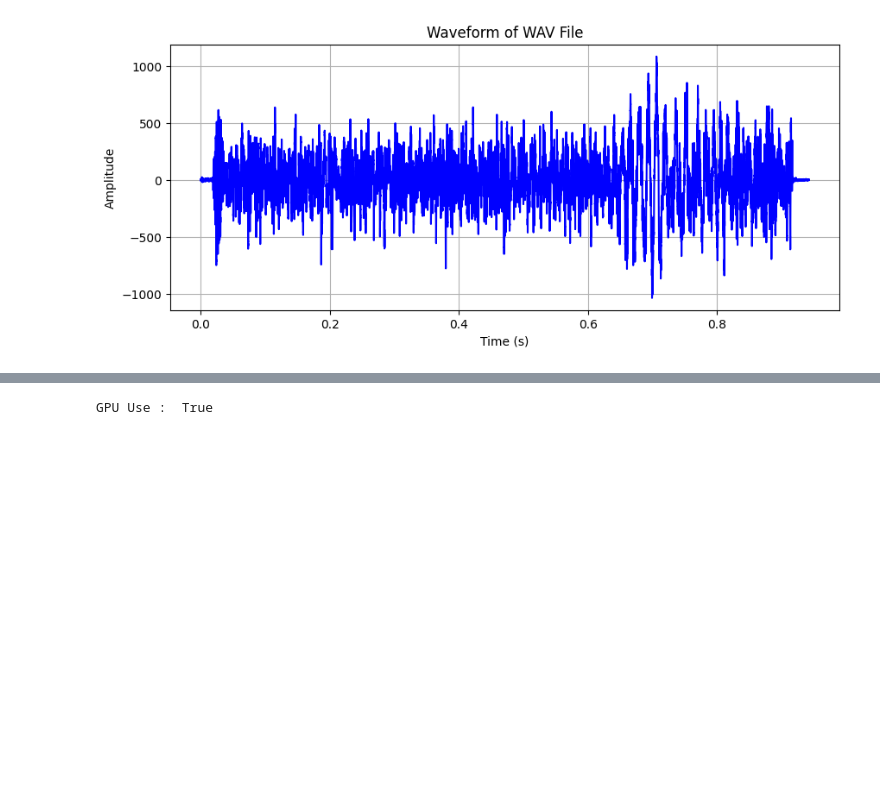
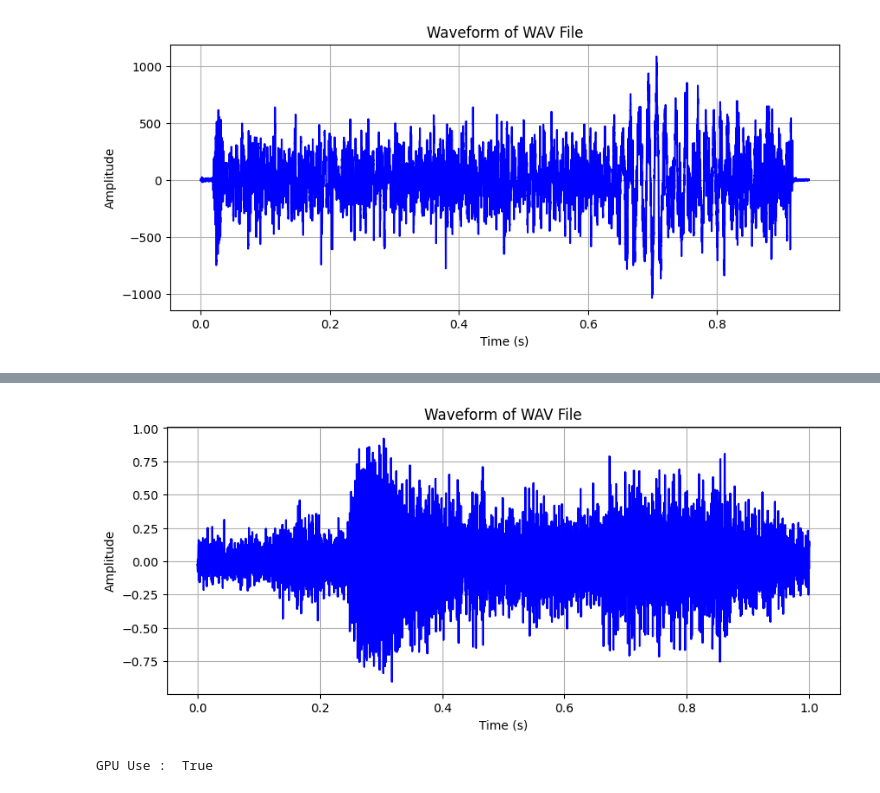
Before and after one commit to diddytpq/Action-Classification-based-Image-Audio, a Jupyter notebook: test.ipynb, the cells around one changed output, grey strips where cells are left out. Saved outputs shown, nothing was run; the diff lists cells and outputs as text; code cells hidden in the pictures; blank space fills up the shorter version.

```diff
--- a/test.ipynb
+++ b/test.ipynb
@@ -154,3 +206,17 @@ plt.show()
+# %%
+audio_data = audio_buffer[4]
+
+time = np.linspace(0., 1, len(audio_data))
+
+plt.figure(figsize=(10, 4))
+plt.plot(time, audio_data, color="b")
+plt.xlabel("Time (s)")
+plt.ylabel("Amplitude")
+plt.title("Waveform of WAV File")
+plt.grid(True)
+plt.show()
+# %% [output]
+[figure, added]
 # %%
 from dataloader_custom import AC_Data_Loader
 from torch.utils.data import TensorDataset, DataLoader
```
Also changed, not shown: parts of 1 cell of this notebook, 3 other files.
